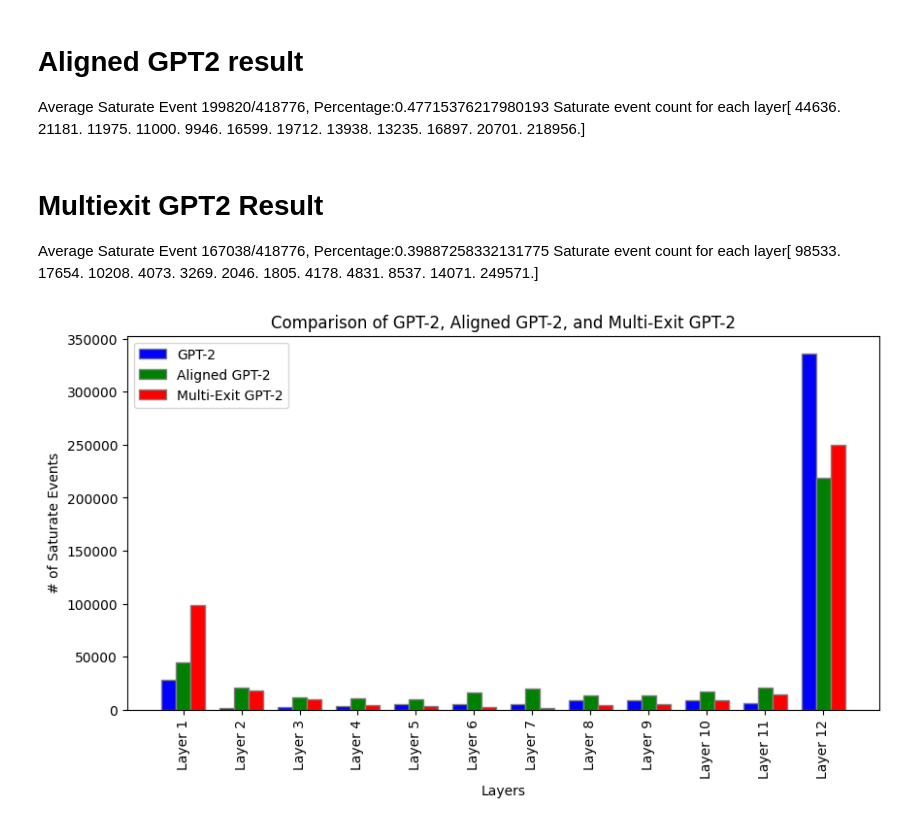
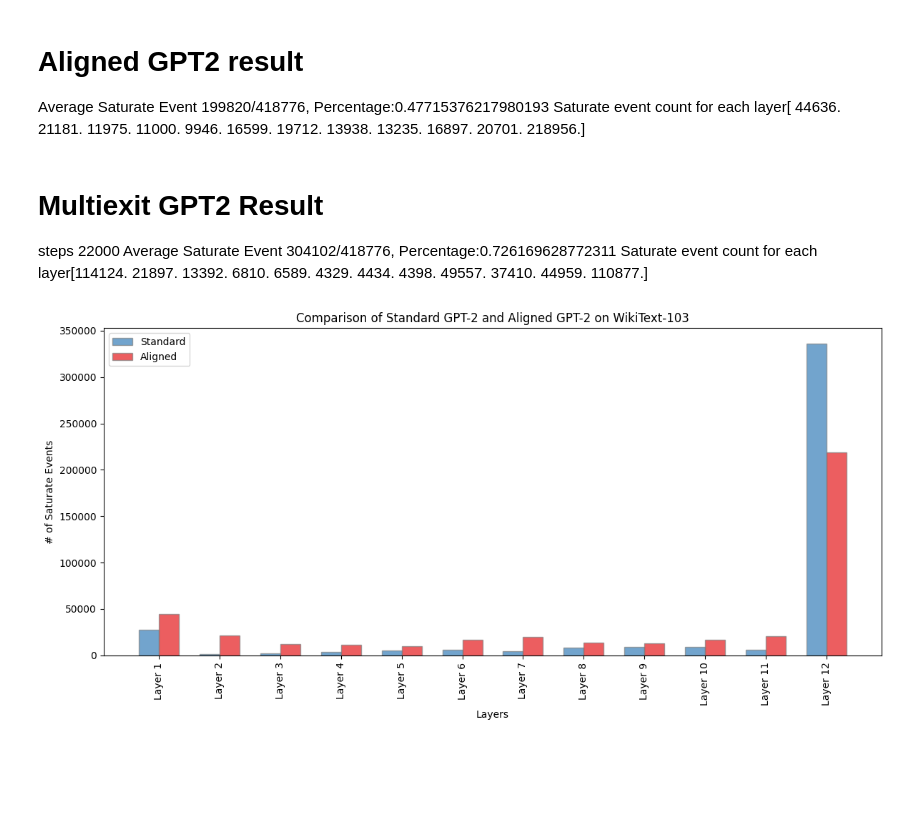
Before and after one commit to kongwanbianjinyu/Layerwise-Representation-Similarity, a Jupyter notebook: plot_saturate_logits.ipynb, the cells around one changed output. Drawn from its saved outputs; the diff is of its cells as text; code cells hidden in the pictures; blank space fills up the shorter version.

```diff
--- a/plot_saturate_logits.ipynb
+++ b/plot_saturate_logits.ipynb
@@ -18,50 +18,64 @@ Average Saturate Event 199820/418776, Percentage:0.47715376217980193
 Saturate event count for each layer[ 44636.  21181.  11975.  11000.   9946.  16599.  19712.  13938.  13235. 16897.  20701. 218956.]
 # %% [markdown]
 # Multiexit GPT2 Result
-Average Saturate Event 167038/418776, Percentage:0.39887258332131775
-Saturate event count for each layer[ 98533.  17654.  10208.   4073.   3269.   2046.   1805.   4178.   4831.
-   8537.  14071. 249571.]
+steps 22000
+Average Saturate Event 304102/418776, Percentage:0.726169628772311
+Saturate event count for each layer[114124.  21897.  13392.   6810.   6589.   4329.   4434.   4398.  49557.
+  37410.  44959. 110877.]
+# %%
+cos_standard_gpt2 = [0.0512, 0.0582, 0.0749, 0.0898, 0.0987, 0.1082, 0.1224, 0.1345, 0.1497, 0.1697, 0.2724, 1.0]
+
+cos_aligned_gpt2 = [0.016, 0.0191, 0.0222, 0.0293, 0.0378, 0.0505, 0.0598, 0.0684, 0.085, 0.1347, 0.4838, 1.0]
+
+
+saturate_standard_gpt2 = [27840, 1350, 2103, 3551, 5116, 5654, 4797, 8554, 9080, 8879, 5894, 335958]
+saturate_aligned_gpt2 = [44636, 21181, 11975, 11000, 9946, 16599, 19712, 13938, 13235, 16897, 20701, 218956]
 # %%
 import matplotlib.pyplot as plt
 import numpy as np
 
-# Data
-gpt2 = [27840, 1350, 2103, 3551, 5116, 5654, 4797, 8554, 9080, 8879, 5894, 335958]
-aligned_gpt2 = [44636, 21181, 11975, 11000, 9946, 16599, 19712, 13938, 13235, 16897, 20701, 218956]
-multiexit_gpt2 = [ 98533,  17654,  10208,   4073,   3269,   2046,   1805,   4178,   4831,
-   8537,  14071, 249571]
+palette = {
+    'orange': '#FF7F00',
+    'green': '#4DAF4A',
+    'blue': '#377EB8',
+    'red': '#E41A1C',
+    'brown': '#452600',
+    'yellow': '#FFD92F',
+}
 
 # Labels for the x-axis
-labels = [f'Layer {i+1}' for i in range(len(gpt2))]
+labels = [f'Layer {i+1}' for i in range(len(saturate_standard_gpt2))]
 
 # Number of bars
-n = len(gpt2)
+n = len(saturate_standard_gpt2)
 
 # Bar width
-bar_width = 0.25
+bar_width = 0.33
 
 # Positions of the bars on the x-axis
 r1 = np.arange(n)
 r2 = [x + bar_width for x in r1]
-r3 = [x + bar_width for x in r2]
 
 # Create the plot
-plt.figure(figsize=(10, 5))
+fig, ax1 = plt.subplots(figsize=(12, 6))
 
-plt.bar(r1, gpt2, color='blue', width=bar_width, edgecolor='grey', label='GPT-2')
-plt.bar(r2, aligned_gpt2, color='green', width=bar_width, edgecolor='grey', label='Aligned GPT-2')
-plt.bar(r3, multiexit_gpt2, color='red', width=bar_width, edgecolor='grey', label='Multi-Exit GPT-2')
+# Plot bar chart on the left y-axis
+ax1.bar(r1, saturate_standard_gpt2, color=palette['blue'], width=bar_width, edgecolor='grey', label='Standard', alpha=0.7)
+ax1.bar(r2, saturate_aligned_gpt2, color=palette['red'], width=bar_width, edgecolor='grey', label='Aligned', alpha=0.7)
 
-# Add labels
-plt.xlabel('Layers')
-plt.ylabel('# of Saturate Events')
-plt.title('Comparison of GPT-2, Aligned GPT-2, and Multi-Exit GPT-2')
-plt.xticks([r + bar_width for r in range(n)], labels,rotation=90)
+# Set labels and title
+ax1.set_xlabel('Layers')
+ax1.set_ylabel('# of Saturate Events')
+plt.title('Comparison of Standard GPT-2 and Aligned GPT-2 on WikiText-103')
 
-# Add legend
-plt.legend()
+# Set x-ticks in the middle of two bars
+plt.xticks([r + bar_width/2 for r in range(n)], labels, rotation=90)
 
-# Show the plot
-plt.show()
+# Add legends
+ax1.legend(loc='upper left')
+
+# Adjust layout and save the plot
+plt.tight_layout()
+plt.savefig('gpt2_saturate_events.png', bbox_inches='tight', dpi=300)
 # %% [output]
-[figure, old version]
+[figure, new version]
```
Also changed, not shown: parts of 4 cells of this notebook, 8 other files.
